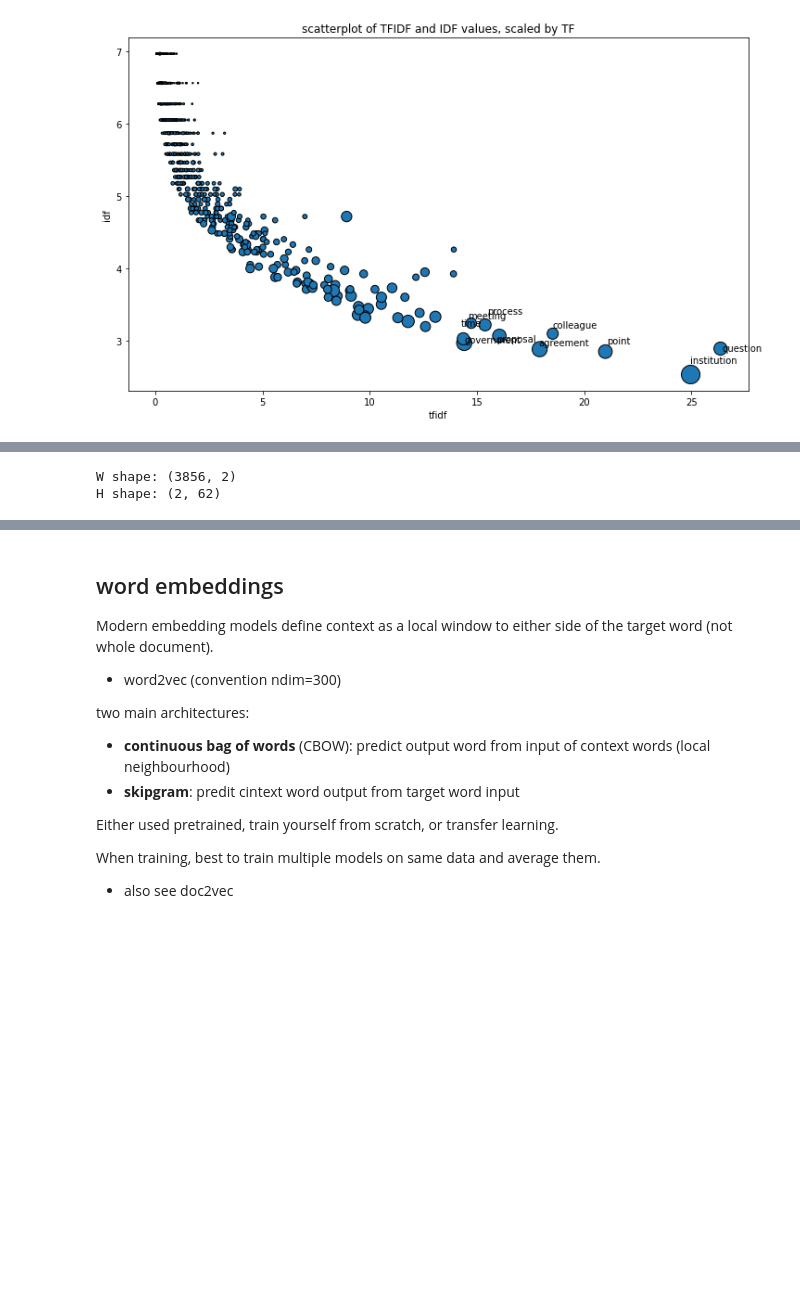
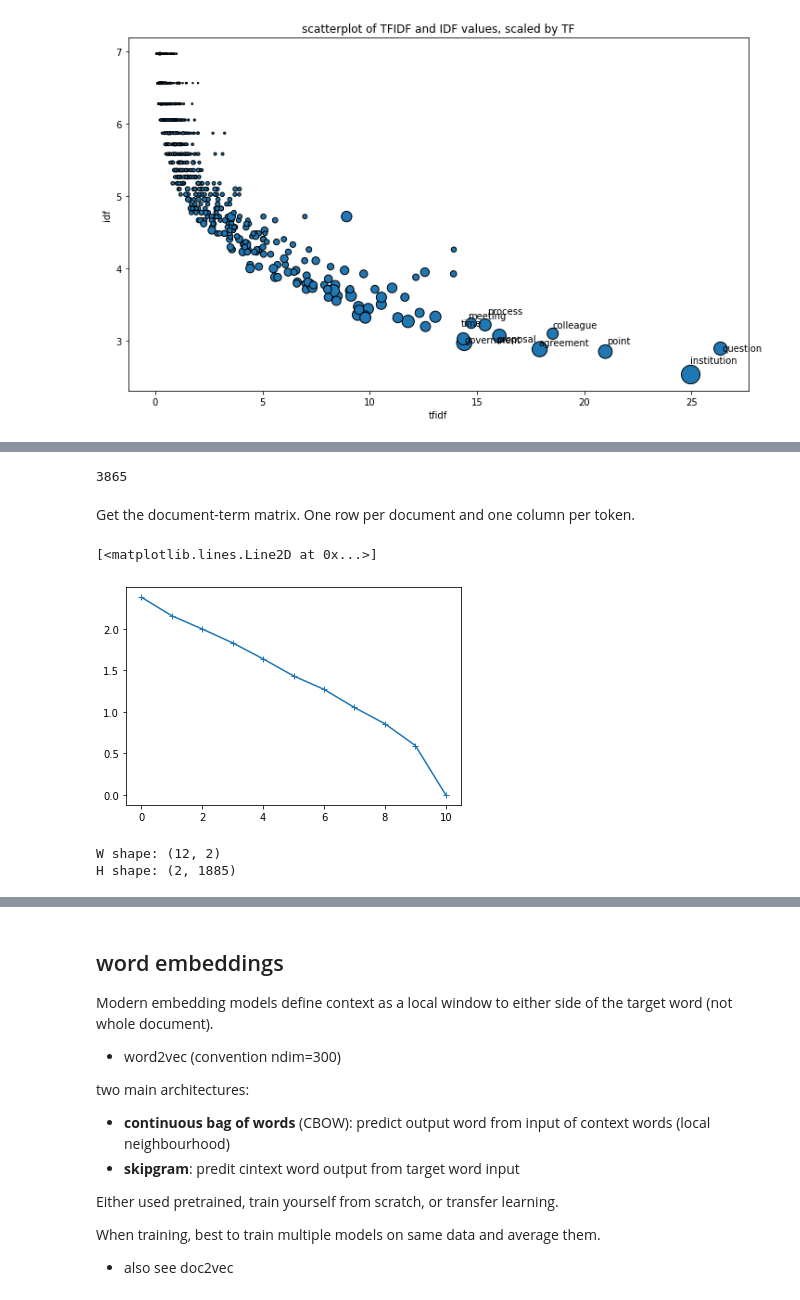
Before and after one commit to ariansajina/master-thesis, a Jupyter notebook: notebook.ipynb, the cells around one changed output, grey strips where cells are left out. Drawn from its saved outputs; the diff is of its cells as text; code cells hidden in the pictures; blank space fills up the shorter version.

```diff
--- a/notebook.ipynb
+++ b/notebook.ipynb
@@ -566,0 +608,7 @@ print(X.shape)
+# %%
+np.unique(' '.join(documents).split()).size
+# %% [output]
+3865
+# %% [markdown]
+Get the document-term matrix.
+One row per document and one column per token.
@@ -567,11 +635,44 @@ print(X.shape)
 # %%
 from sklearn.decomposition import NMF
 
-nmf = NMF(n_components=2, init='nndsvd', random_state=0, max_iter=1000)
-W = nmf.fit_transform(X.toarray())
-H = nmf.components_
+reconstruction_error = []
+for k in range(2, len(speakers)+1):
 
-print(f'W shape: {W.shape}\nH shape: {H.shape}')
+    nmf = NMF(n_components=k,
+              init='nndsvd',
+              beta_loss='frobenius',
+              max_iter=1000,
+              random_state=0,
+              alpha=0,
+              l1_ratio=0)
+
+    nmf.fit(X.toarray())
+
+    reconstruction_error.append(nmf.reconstruction_err_)
+    #print(f'{k} - iterations: {nmf.n_iter_}')
+
+
+#W = nmf.fit_transform(X.toarray())
+#H = nmf.components_
-# %% [output]
-W shape: (3856, 2)
-H shape: (2, 62)
+# %%
+plt.plot(reconstruction_error, marker='+')
+# %% [output]
+[<matplotlib.lines.Line2D at 0x...>]
+[figure, added]
+# %%
+nmf = NMF(n_components=2,
+          init='nndsvd',
+          beta_loss='frobenius',
+          max_iter=1000,
+          random_state=0,
+          alpha=0,
+          l1_ratio=0)
+
+W = nmf.fit_transform(X.toarray())
+H = nmf.components_
+
+print(f'W shape: {W.shape}')
+print(f'H shape: {H.shape}')
+# %% [output]
+W shape: (12, 2)
+H shape: (2, 1885)
```
Also changed, not shown: parts of 85 cells of this notebook.
